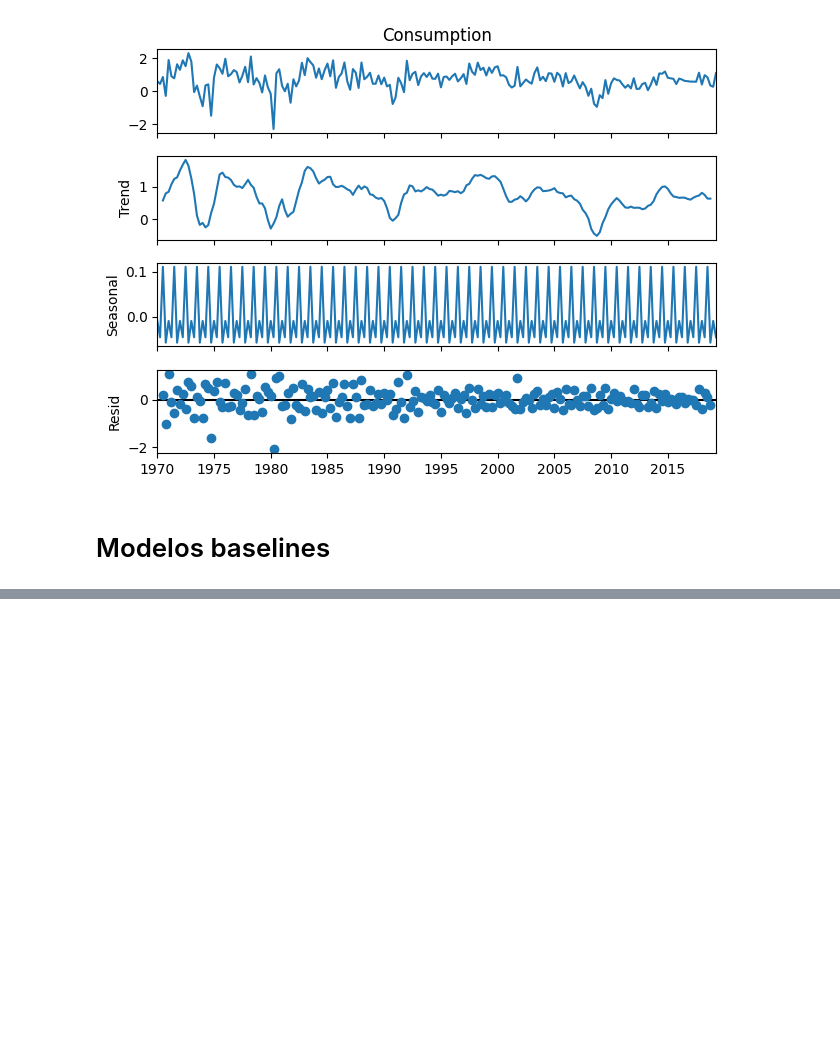
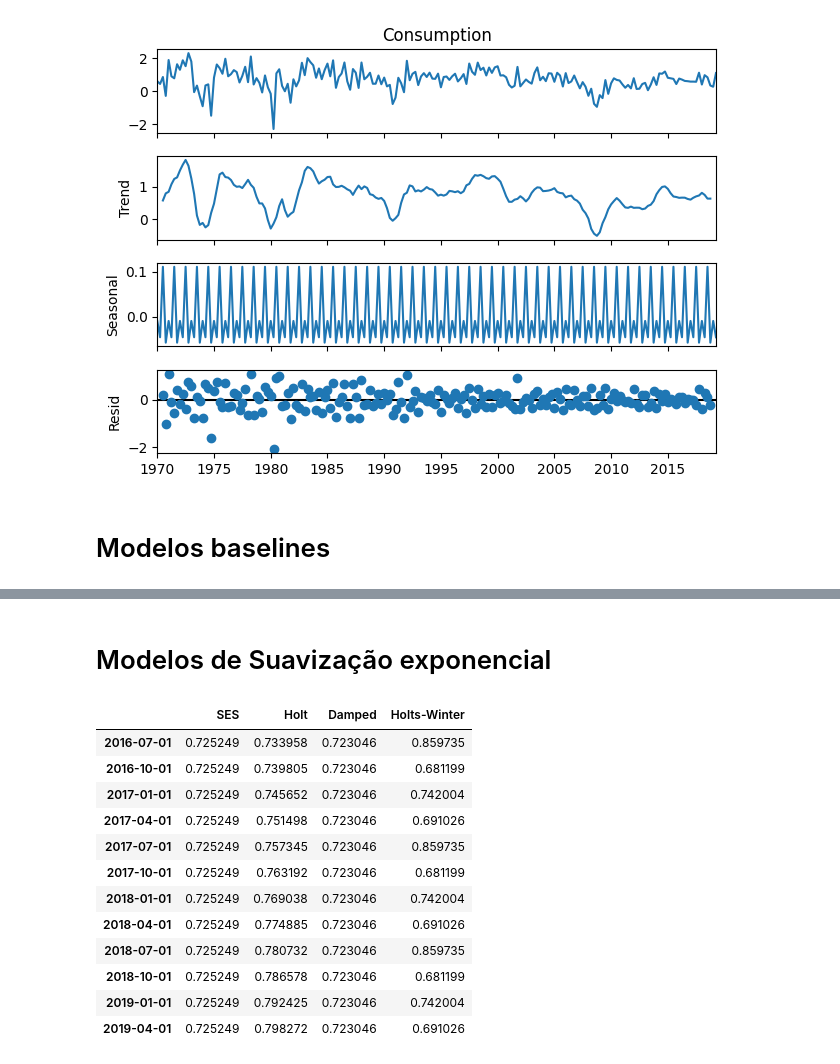
Before and after one commit to GabrielJP314/time-series, a Jupyter notebook: baseline_models.ipynb, the cells around one changed output, grey strips where cells are left out. Saved outputs shown, nothing was run; the diff lists cells and outputs as text; code cells hidden in the pictures; blank space fills up the shorter version.

```diff
--- a/baseline_models.ipynb
+++ b/baseline_models.ipynb
@@ -103,0 +147,40 @@ plt.show()
+# %% [markdown]
+# Modelos de Suavização exponencial
+# %%
+from statsmodels.tsa.holtwinters import SimpleExpSmoothing, Holt, ExponentialSmoothing
+
+# Fit the models
+ses = SimpleExpSmoothing(consumption_train)
+ses = ses.fit()
+
+holt = Holt(consumption_train)
+holt = holt.fit()
+
+damped_model = Holt(consumption_train, damped_trend=True)
+damped_model = damped_model.fit()
+
+holts_winter = ExponentialSmoothing(consumption_train, seasonal='add', seasonal_periods=4)
+holts_winter = holts_winter.fit()
+
+# Create a DataFrame with the predictions
+predictions_exp = pd.DataFrame({
+    'SES': ses.forecast(12),
+    'Holt': holt.forecast(12),
+    'Damped': damped_model.forecast(12),
+    'Holts-Winter': holts_winter.forecast(12)
+    })
+predictions_exp
+# %% [output]
+|  | SES | Holt | Damped | Holts-Winter |
+| 2016-07-01 | 0.725249 | 0.733958 | 0.723046 | 0.859735 |
+| 2016-10-01 | 0.725249 | 0.739805 | 0.723046 | 0.681199 |
+| 2017-01-01 | 0.725249 | 0.745652 | 0.723046 | 0.742004 |
+| 2017-04-01 | 0.725249 | 0.751498 | 0.723046 | 0.691026 |
+| 2017-07-01 | 0.725249 | 0.757345 | 0.723046 | 0.859735 |
+| 2017-10-01 | 0.725249 | 0.763192 | 0.723046 | 0.681199 |
+| 2018-01-01 | 0.725249 | 0.769038 | 0.723046 | 0.742004 |
+| 2018-04-01 | 0.725249 | 0.774885 | 0.723046 | 0.691026 |
+| 2018-07-01 | 0.725249 | 0.780732 | 0.723046 | 0.859735 |
+| 2018-10-01 | 0.725249 | 0.786578 | 0.723046 | 0.681199 |
+| 2019-01-01 | 0.725249 | 0.792425 | 0.723046 | 0.742004 |
+| 2019-04-01 | 0.725249 | 0.798272 | 0.723046 | 0.691026 |
```
Also changed, not shown: parts of 6 cells of this notebook, 2 other files.
